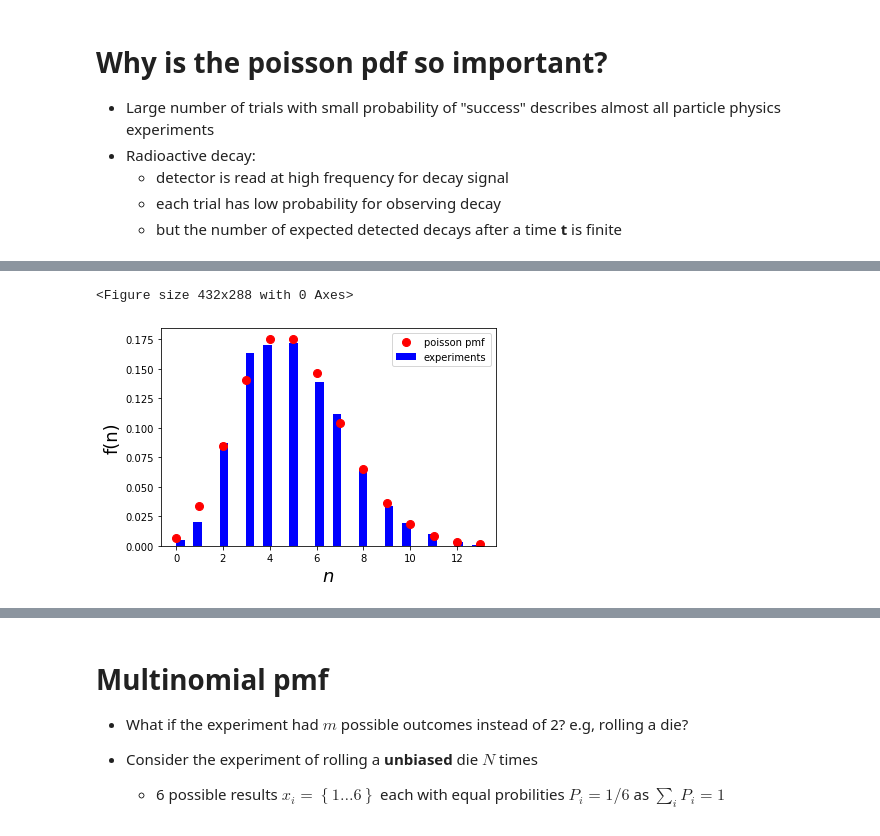
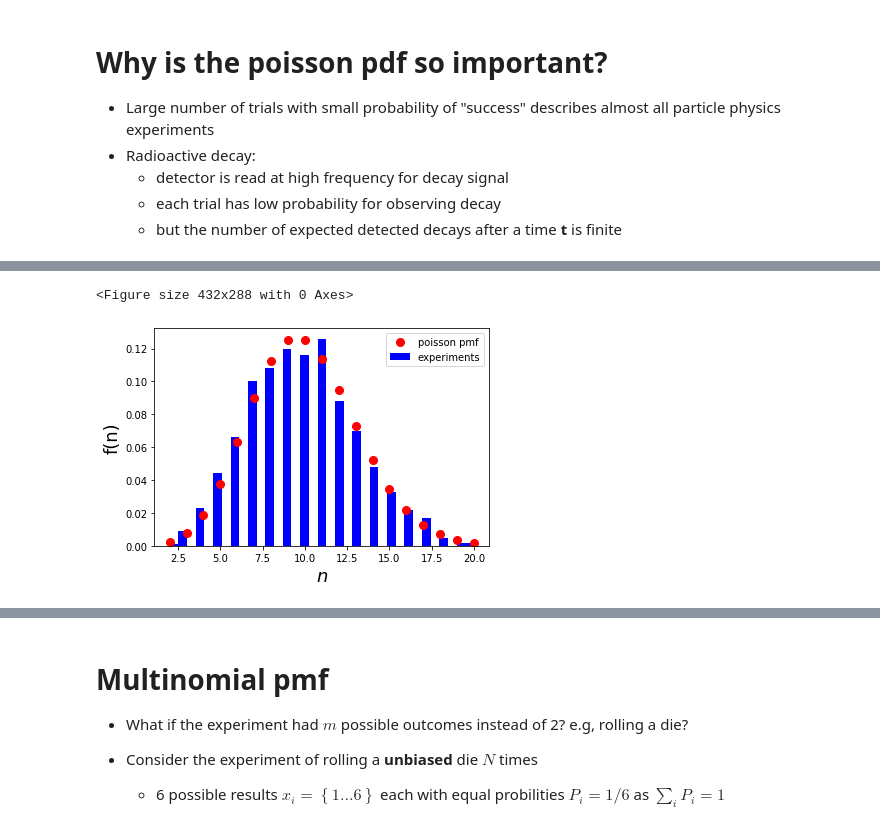
Before and after one commit to keaveney/StatisticsLectures, a Jupyter notebook: CommonPDFs.ipynb, the cells around one changed output, grey strips where cells are left out. Saved outputs shown, nothing was run; the diff lists cells and outputs as text; code cells hidden in the pictures.

```diff
--- a/CommonPDFs.ipynb
+++ b/CommonPDFs.ipynb
@@ -87,0 +72,9 @@ for exp in range(0, N_exps):
+# %%
+%time
+P = 0.0001 # low probability of observation
+N_trials = 100000 # but large number of 'trials'
+N_exps = 1000 # repeating the experiment
+
+trials = np.random.rand(N_exps,N_trials) # array of uniform random number between 0 and 1
+counts = np.where(trials < P, 1, 0) # corresponding array: 1 for trials with x < P, 0 for all others
+results = np.sum(counts, axis=1) # sum across rows to get vector of number of observations in each experiment
@@ -88,24 +84,24 @@ for exp in range(0, N_exps):
 # %%
-mu = N*P
+mu = N_trials*P
 
 unResults = np.unique(results) # we extract the set values the result can assume to help us plot the pmf
 
 dataCounts, dataBins = np.histogram(results, bins=35)
 dataCountsNorm = dataCounts/(np.sum(dataCounts)) # for pmf, sum of counts must equal 1
 binCentres = (dataBins[:-1] + dataBins[1:]) / 2
 width = np.diff(dataBins)
 
 plt.figure()
 fig, ax = plt.subplots(1, 1)
 plt.bar(binCentres, dataCountsNorm, align='center', width=width, label='experiments', color='b')
 ax.plot(unResults, poisson.pmf(unResults, mu),'ro', ms=8, label='poisson pmf')
 labelx = ax.set_xlabel("$n$", fontsize = 18)
 labely = ax.set_ylabel("f(n)", fontsize = 18)
 plt.legend()
 plt.show()
 # %% [output]
 <Figure size 432x288 with 0 Axes>
-[figure, old version]
+[figure, new version]
 # %%
 import numpy as np
 import pandas as pd
```
Also changed, not shown: parts of 6 cells of this notebook, 1 other file.
